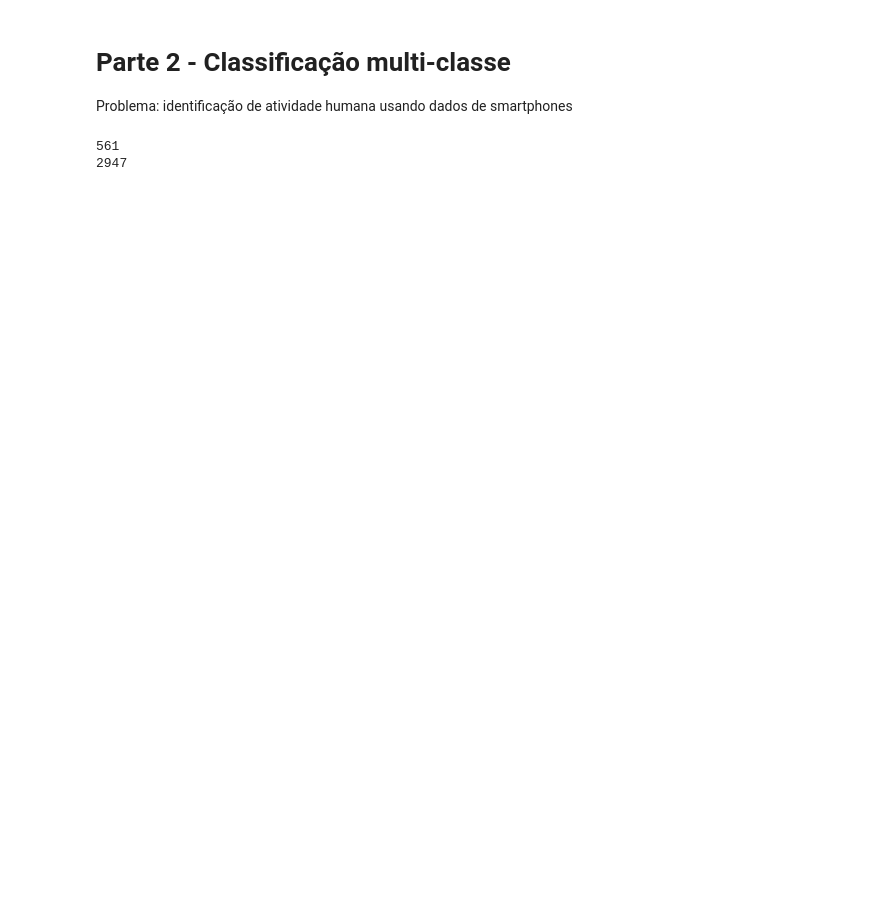
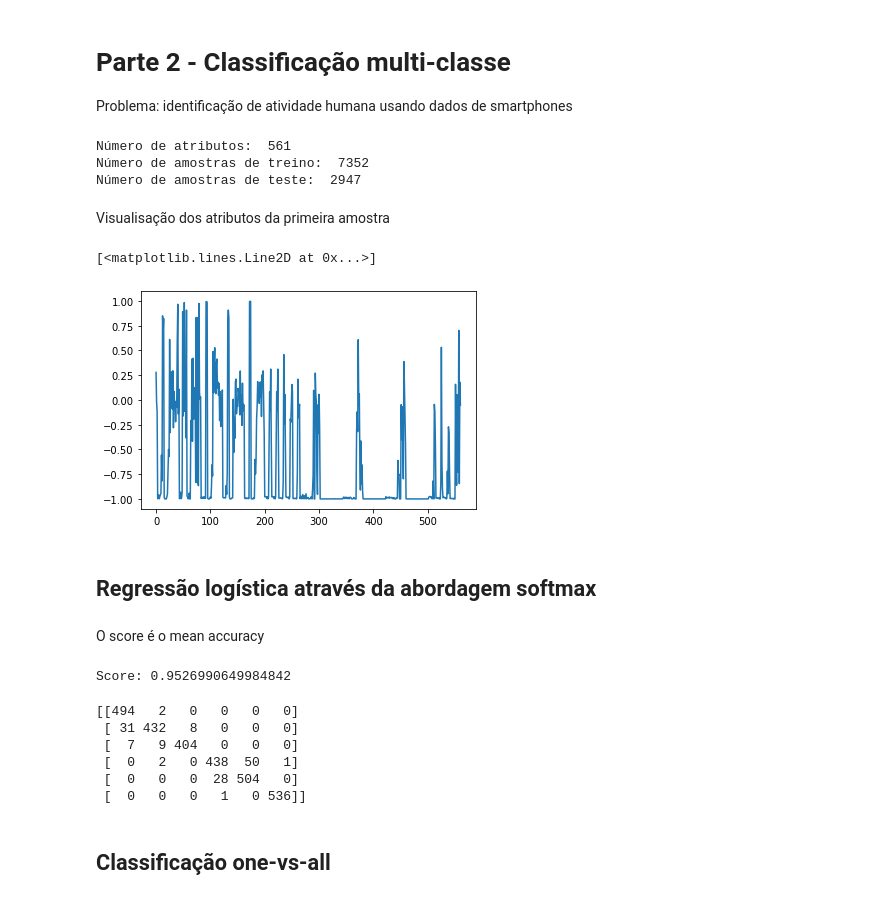
Before and after one commit to arlindots/maclea, a Jupyter notebook: efcdois.ipynb, the cells around one changed output. Cells and saved outputs as stored; diff of their text form; code cells hidden in the pictures; blank space fills up the shorter version.

```diff
--- a/efcdois.ipynb
+++ b/efcdois.ipynb
@@ -183,14 +178,46 @@ from sklearn.svm import SVC
 from sklearn.multiclass import OneVsRestClassifier
 from sklearn.neighbors import KNeighborsClassifier
 # %%
-X_test = genfromtxt('X_test.txt')
-X_train = genfromtxt('X_train.txt')
-y_test = genfromtxt('y_test.txt')
-y_train = genfromtxt('y_train.txt')
+X_test2 = genfromtxt('X_test.txt')
+X_train2 = genfromtxt('X_train.txt')
+y_test2 = genfromtxt('y_test.txt')
+y_train2 = genfromtxt('y_train.txt')
-# %%
-#561 colunas para os atributos e 2947 linhas de amostras
-print(len(X_test[0]))
-print(len(X_test[:,0]))
-# %% [output]
-561
-2947
+# %%
+
+print("Número de atributos: ", len(X_train2[0]))
+print("Número de amostras de treino: ", len(X_train2[:,0]))
+print("Número de amostras de teste: ", len(X_test2[:,0]))
+# %% [output]
+Número de atributos:  561
+Número de amostras de treino:  7352
+Número de amostras de teste:  2947
+# %% [markdown]
+Visualisação dos atributos da primeira amostra
+# %%
+plt.plot(X_train2[1])
+# %% [output]
+[<matplotlib.lines.Line2D at 0x...>]
+[figure, added]
+# %% [markdown]
+## Regressão logística através da abordagem softmax
+# %% [markdown]
+O score é o mean accuracy
+# %%
+logreg2 = LogisticRegression(max_iter=3500, multi_class='multinomial', penalty = 'none')
+logreg2.fit(X_train2, y_train2)
+y_pred2softmax = logreg2.predict(X_test2)
+print("Score:",f1_score(y_test2, y_pred2softmax, average='macro'))
+# %% [output]
+Score: 0.9526990649984842
+# %%
+cmatrix2softmax = sk.confusion_matrix(y_test2,y_pred2softmax)
+print(cmatrix2softmax)
+# %% [output]
+[[494   2   0   0   0   0]
+ [ 31 432   8   0   0   0]
+ [  7   9 404   0   0   0]
+ [  0   2   0 438  50   1]
+ [  0   0   0  28 504   0]
+ [  0   0   0   1   0 536]]
+# %% [markdown]
+## Classificação one-vs-all
```
Also changed, not shown: parts of 25 cells of this notebook.
